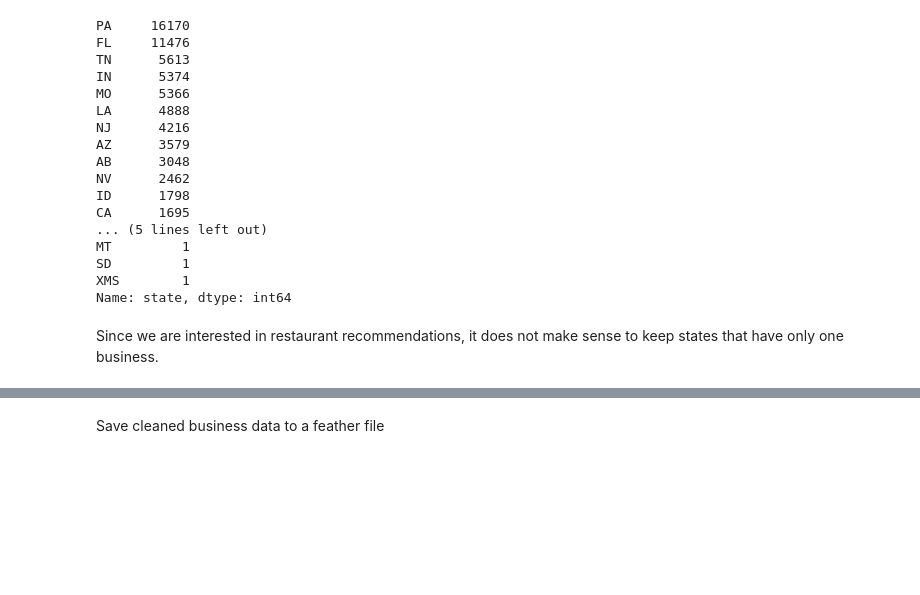
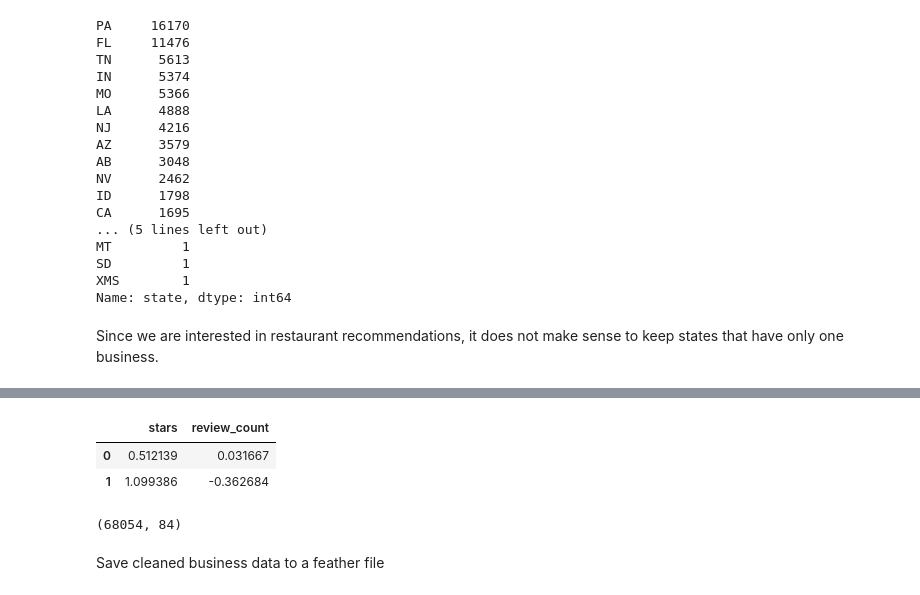
Before and after one commit to 98mina2/FP209b, a Jupyter notebook: business_data_inspect.ipynb, the cells around one changed output, grey strips where cells are left out. Saved outputs shown, nothing was run; the diff lists cells and outputs as text; code cells hidden in the pictures; blank space fills up the shorter version.

```diff
--- a/business_data_inspect.ipynb
+++ b/business_data_inspect.ipynb
@@ -429,3 +447,25 @@ busi_df_final = busi_df_final[~busi_df_final['state'].isin(["NC", "CO", "HI", "M
+# %%
+# scale
+scale_cols = ['stars', 'review_count']
+
+scaler = StandardScaler()
+scaled = scaler.fit_transform(busi_df_final.loc[:, scale_cols])
+
+# put scaled values back to original data frame
+busi_df_final.drop(scale_cols, axis=1, inplace=True)
+busi_df_final = pd.concat([busi_df_final,
+                           pd.DataFrame(scaled, columns=scale_cols, index=busi_df_final.index)],
+                          axis=1)
+# %%
+busi_df_final.iloc[:2, -2:]
+# %% [output]
+|  | stars | review_count |
+| 0 | 0.512139 | 0.031667 |
+| 1 | 1.099386 | -0.362684 |
+# %%
+busi_df_final.shape
+# %% [output]
+(68054, 84)
 # %% [markdown]
 Save cleaned business data to a feather file
 # %%
```
Also changed, not shown: parts of 7 cells of this notebook, 3 other files.
